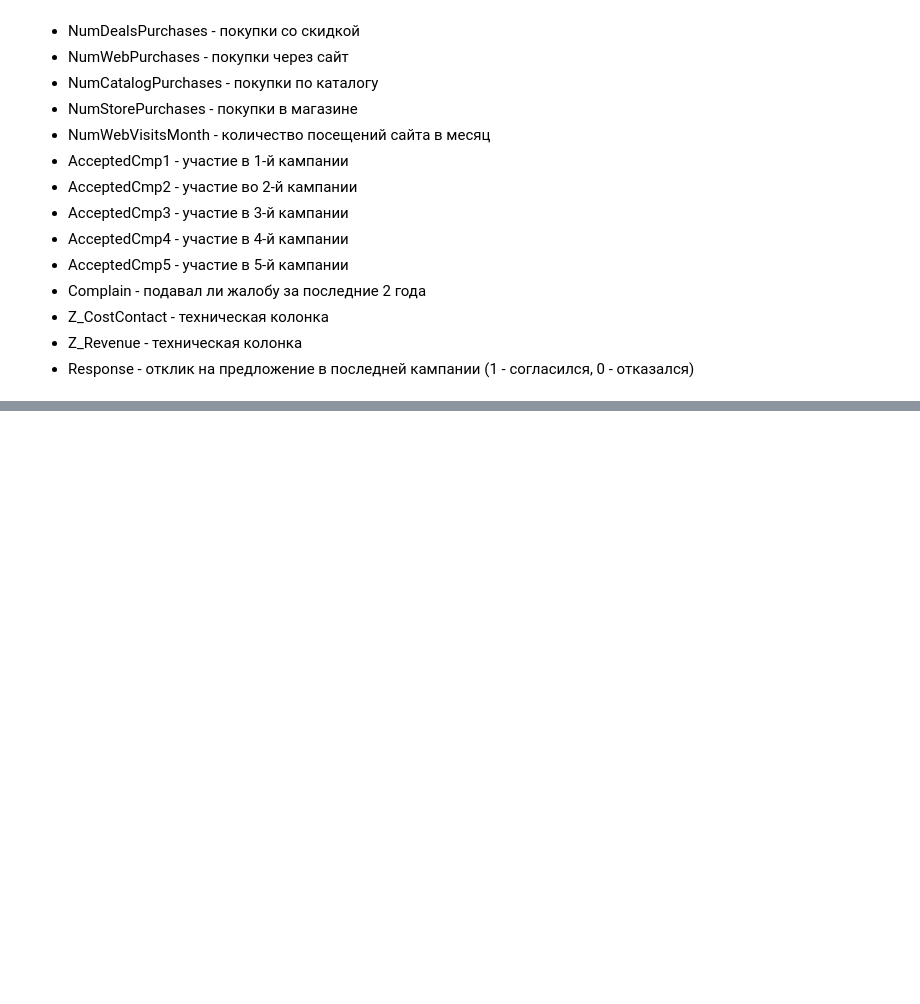
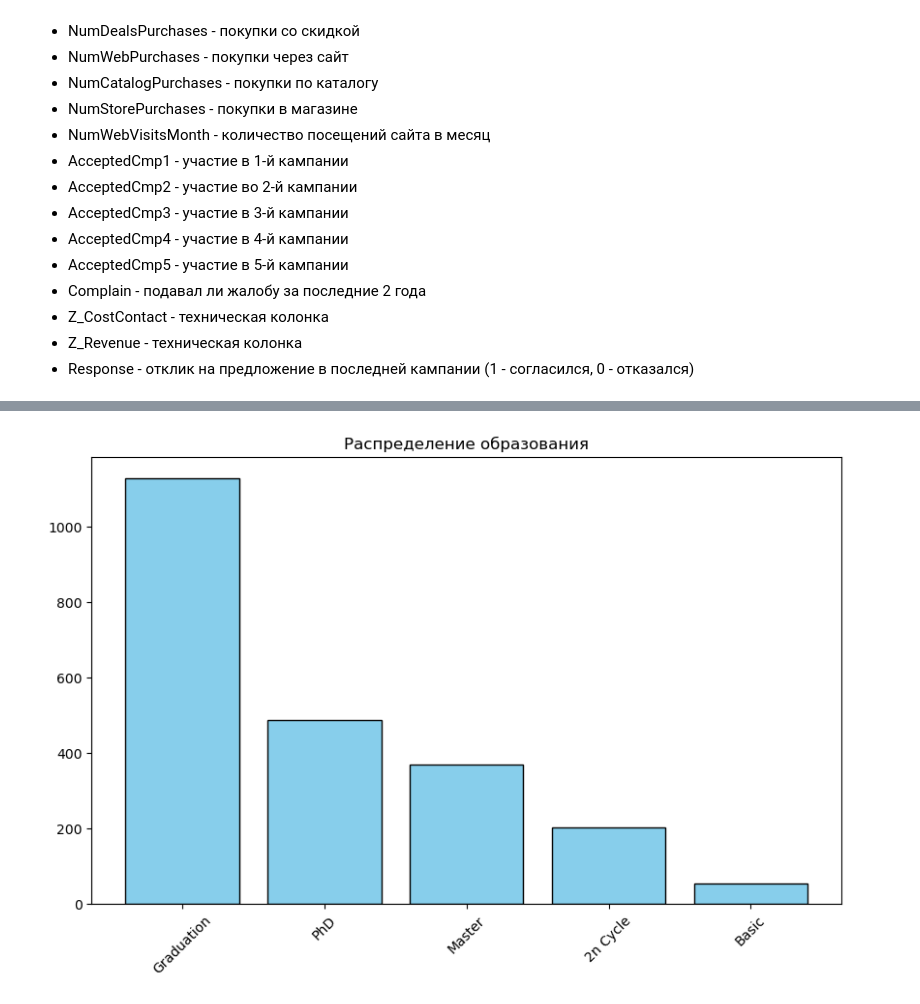
Before and after one commit to YaeKitsune13/MOIBD_coop_project, a Jupyter notebook: notebooks/eda.ipynb, the cells around one changed output, grey strips where cells are left out. Saved outputs shown, nothing was run; the diff lists cells and outputs as text; code cells hidden in the pictures; blank space fills up the shorter version.

```diff
--- a/notebooks/eda.ipynb
+++ b/notebooks/eda.ipynb
@@ -108,0 +173,9 @@ plt.show()
+# %%
+edu_counts = df_eda['Education'].value_counts()
+plt.figure(figsize=(10, 6))
+plt.bar(edu_counts.index, edu_counts.values, color='skyblue', edgecolor='black')
+plt.title('Распределение образования')
+plt.tick_params(axis='x', rotation=45)
+plt.show()
+# %% [output]
+[figure, added]
```
Also changed, not shown: parts of 12 cells of this notebook.
